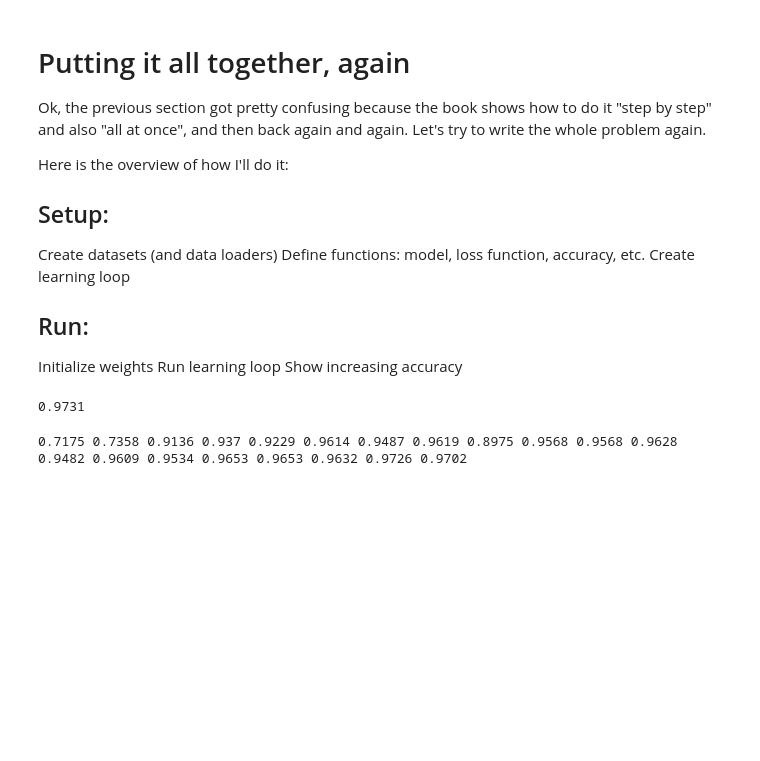
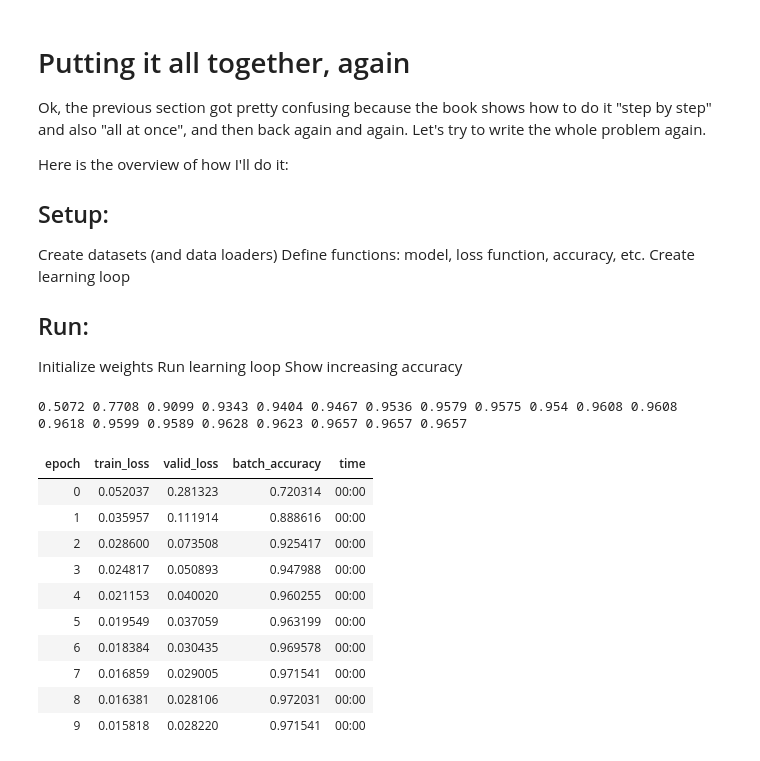
Before and after one commit to johnshaughnessy/digits, a Jupyter notebook: chapter_4_notes.ipynb, the cells around one changed output. Cells and saved outputs as stored; diff of their text form; code cells hidden in the pictures; blank space fills up the shorter version.

```diff
--- a/chapter_4_notes.ipynb
+++ b/chapter_4_notes.ipynb
@@ -635,16 +635,30 @@ def batch_accuracy(xb, yb):
 def validate_epoch(model):
     accs = [batch_accuracy(model(xb), yb) for xb,yb in valid_dl]
     return round(torch.stack(accs).mean().item(), 4)
-# %%
-lr = 1
-params = weights, bias
-train_epoch(linear1, lr, params)
-validate_epoch(linear1)
-# %% [output]
-0.9731
 # %%
+lr = 1
+weights = init_params((28*28,1))
+bias = init_params(1)
+params = weights, bias
 for i in range(20):
     train_epoch(linear1, lr, params)
     print(validate_epoch(linear1), end=' ')
 # %% [output]
-0.7175 0.7358 0.9136 0.937 0.9229 0.9614 0.9487 0.9619 0.8975 0.9568 0.9568 0.9628 0.9482 0.9609 0.9534 0.9653 0.9653 0.9632 0.9726 0.9702
+0.5072 0.7708 0.9099 0.9343 0.9404 0.9467 0.9536 0.9579 0.9575 0.954 0.9608 0.9608 0.9618 0.9599 0.9589 0.9628 0.9623 0.9657 0.9657 0.9657
+# %%
+dls = DataLoaders(train_dl, valid_dl)
+learn = Learner(dls, nn.Linear(28*28,1), opt_func=SGD,
+                loss_func=mnist_loss, metrics=batch_accuracy)
+learn.fit(10, lr=1e-3)
+# %% [output]
+| epoch | train_loss | valid_loss | batch_accuracy | time |
+| 0 | 0.052037 | 0.281323 | 0.720314 | 00:00 |
+| 1 | 0.035957 | 0.111914 | 0.888616 | 00:00 |
+| 2 | 0.028600 | 0.073508 | 0.925417 | 00:00 |
+| 3 | 0.024817 | 0.050893 | 0.947988 | 00:00 |
+| 4 | 0.021153 | 0.040020 | 0.960255 | 00:00 |
+| 5 | 0.019549 | 0.037059 | 0.963199 | 00:00 |
+| 6 | 0.018384 | 0.030435 | 0.969578 | 00:00 |
+| 7 | 0.016859 | 0.029005 | 0.971541 | 00:00 |
+| 8 | 0.016381 | 0.028106 | 0.972031 | 00:00 |
+| 9 | 0.015818 | 0.028220 | 0.971541 | 00:00 |
```
Also changed, not shown: parts of 8 cells of this notebook.
